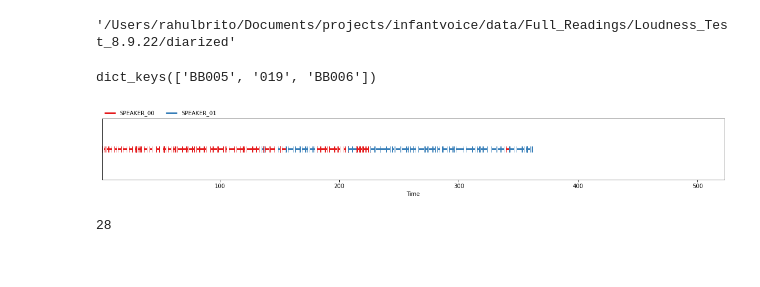
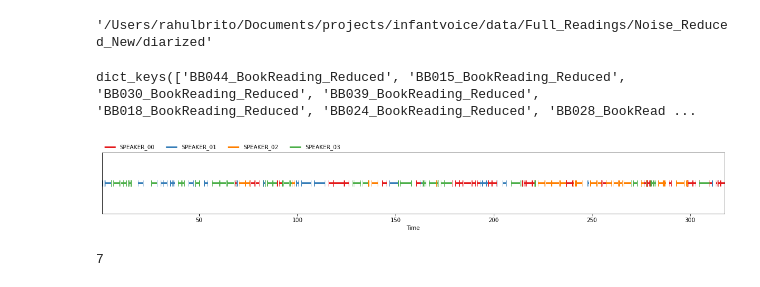
Before and after one commit to Rahul-Brito/infantvoice, a Jupyter notebook: scripts/Sohye Embedder.ipynb, the cells around one changed output. Saved outputs shown, nothing was run; the diff lists cells and outputs as text; code cells hidden in the pictures.

Commit message:
updated with new noise-reduced files

```diff
--- a/scripts/Sohye Embedder.ipynb
+++ b/scripts/Sohye Embedder.ipynb
@@ -90,6 +89,7 @@ def extract_16khz_audio(root_dir, video=False):
 # %%
 ##Downsample audio to 16kHz
 #root_dir= "/Users/rahulbrito/Documents/projects/infantvoice/data/Full_Readings/Noise_Reduced"
-root_dir='/Users/rahulbrito/Documents/projects/infantvoice/data/Full_Readings/Loudness_Test_8.9.22'
+#root_dir='/Users/rahulbrito/Documents/projects/infantvoice/data/Full_Readings/Loudness_Test_8.9.22'
+root_dir='/Users/rahulbrito/Documents/projects/infantvoice/data/Full_Readings/Noise_Reduced_New'
 !ls $root_dir
 # %% [output]
@@ -109,7 +115,7 @@ if not os.path.exists(diar_dir):
 
 diar_dir
 # %% [output]
-'/Users/rahulbrito/Documents/projects/infantvoice/data/Full_Readings/Loudness_Test_8.9.22/diarized'
+'/Users/rahulbrito/Documents/projects/infantvoice/data/Full_Readings/Noise_Reduced_New/diarized'
 # %%
 ## Runs speaker diariztion, but should run on openmind
 
@@ -124,19 +130,30 @@ diarized_raw = {os.path.splitext(file)[0]:
             json.load_from(os.path.join(diar_dir,file)) for file in os.listdir(diar_dir) if file != 'speaker_map.json'}
 diarized_raw.keys()
 # %% [output]
-dict_keys(['BB005', '019', 'BB006'])
+dict_keys(['BB044_BookReading_Reduced', 'BB015_BookReading_Reduced', 'BB030_BookReading_Reduced', 'BB039_BookReading_Reduced', 'BB018_BookReading_Reduced', 'BB024_BookReading_Reduced', 'BB028_BookRead ...
 # %%
-diarized_raw['BB005']
+diarized_raw['BB028_BookReading_Reduced']
 # %% [output]
-[figure, old version]
+[figure, new version]
 # %%
-speaker_map_json = '/Users/rahulbrito/Documents/projects/infantvoice/data/Full_Readings/Noise_Reduced/diarized/speaker_map.json'
-with open(speaker_map_json) as json_file:
-    speaker_map = json.load(json_file)
+#speaker_map_json = '/Users/rahulbrito/Documents/projects/infantvoice/data/Full_Readings/Noise_Reduced/diarized/speaker_map.json'
+#with open(speaker_map_json) as json_file:
+#    speaker_map = json.load(json_file)
+
+speaker_map = {'BB044_BookReading_Reduced':['SPEAKER_00'],
+               'BB015_BookReading_Reduced':['SPEAKER_00', 'SPEAKER_01'],
+               'BB030_BookReading_Reduced':['SPEAKER_00', 'SPEAKER_01','SPEAKER_02', 'SPEAKER_03','SPEAKER_04'],
+               'BB039_BookReading_Reduced':['SPEAKER_00'],
+               'BB018_BookReading_Reduced':['SPEAKER_00', 'SPEAKER_01', 'SPEAKER_02'],
+               'BB024_BookReading_Reduced':['SPEAKER_00', 'SPEAKER_01'],
+               'BB028_BookReading_Reduced':['SPEAKER_00', 'SPEAKER_01','SPEAKER_02', 'SPEAKER_03']
+              }
+
+
 
 len(speaker_map.keys())
 # %% [output]
-28
+7
 # %%
 # Based on output of diarization, manually make speaker map to set which speaker we want
 temp = {label:[diarized_raw[label].label_timeline(s) for s in s_list]
```
Also changed, not shown: parts of 13 cells of this notebook, 1 other file.
